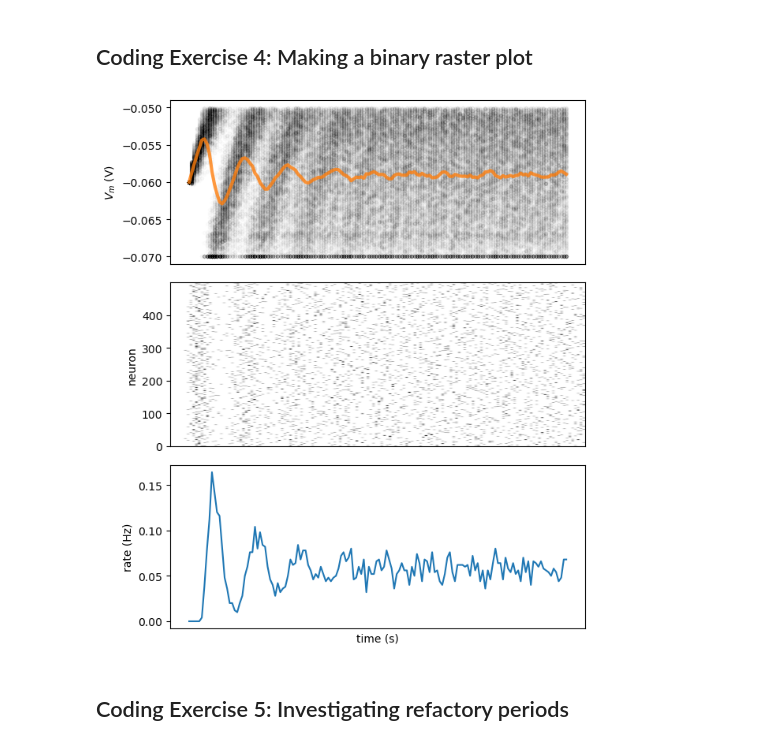
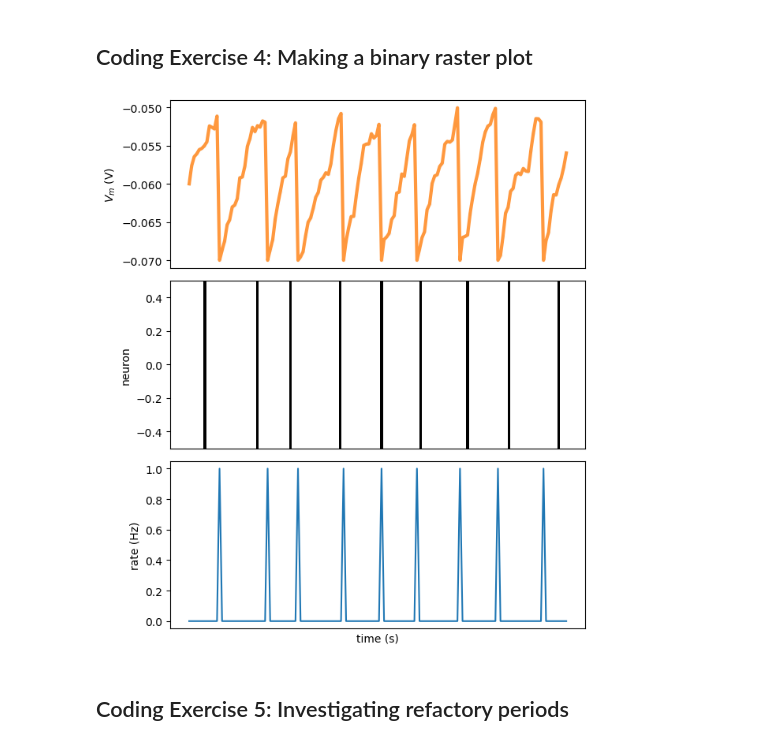
Before and after one commit to bosemessi/Neuromatch2022, a Jupyter notebook: Week0/W0D2_LIF_Part2.ipynb, the cells around one changed output. Saved outputs shown, nothing was run; the diff lists cells and outputs as text; code cells hidden in the pictures.

```diff
--- a/Week0/W0D2_LIF_Part2.ipynb
+++ b/Week0/W0D2_LIF_Part2.ipynb
@@ -69,7 +72,7 @@ np.random.seed(2020)
 # Initialize step_end, t_range, n, v_n and i
 t_range = np.arange(0, t_max, dt)
 step_end = len(t_range)
-n = 500
+n = 1
 v_n = el * np.ones([n, step_end])
 i = i_mean * (1 + 0.1 * (t_max / dt)**(0.5) * (2 * np.random.random([n, step_end]) - 1))
 
@@ -149,7 +152,7 @@ np.random.seed(2020)
 # Initialize step_end, t_range, n, v_n and i
 t_range = np.arange(0, t_max, dt)
 step_end = len(t_range)
-n = 500
+n = 1
 v_n = el * np.ones([n, step_end])
 i = i_mean * (1 + 0.1 * (t_max / dt)**(0.5) * (2 * np.random.random([n, step_end]) - 1))
 
@@ -206,36 +209,36 @@ np.random.seed(2020)
 # Initialize step_end, t_range, n, v_n and i
 t_range = np.arange(0, t_max, dt)
 step_end = len(t_range)
-n = 500
+n = 1
 v_n = el * np.ones([n, step_end])
 i = i_mean * (1 + 0.1 * (t_max / dt)**(0.5) * (2 * np.random.random([n, step_end]) - 1))
 
 # Initialize binary numpy array for raster plot
 raster = np.zeros([n,step_end])
 
 # Loop over time steps
 for step, t in enumerate(t_range):
 
   # Skip first iteration
   if step==0:
     continue
 
   # Compute v_n
   v_n[:, step] = v_n[:, step - 1] + (dt / tau) * (el - v_n[:, step - 1] + r*i[:, step])
 
   # Initialize boolean numpy array `spiked` with v_n > v_thr
   spiked = (v_n[:,step] >= vth)
 
   # Set relevant values of v_n to v_reset using spiked
   v_n[spiked,step] = vr
 
   # Set relevant elements in raster to 1 using spiked
   raster[spiked,step] = 1
 
 # Plot multiple realizations of Vm, spikes and mean spike rate
 plot_all(t_range, v_n, n, raster)
 # %% [output]
-[figure, old version]
+[figure, new version]
 # %% [markdown]
 ## Coding Exercise 5: Investigating refactory periods
 # %%
```
Also changed, not shown: parts of 6 cells of this notebook, 3 other files.
